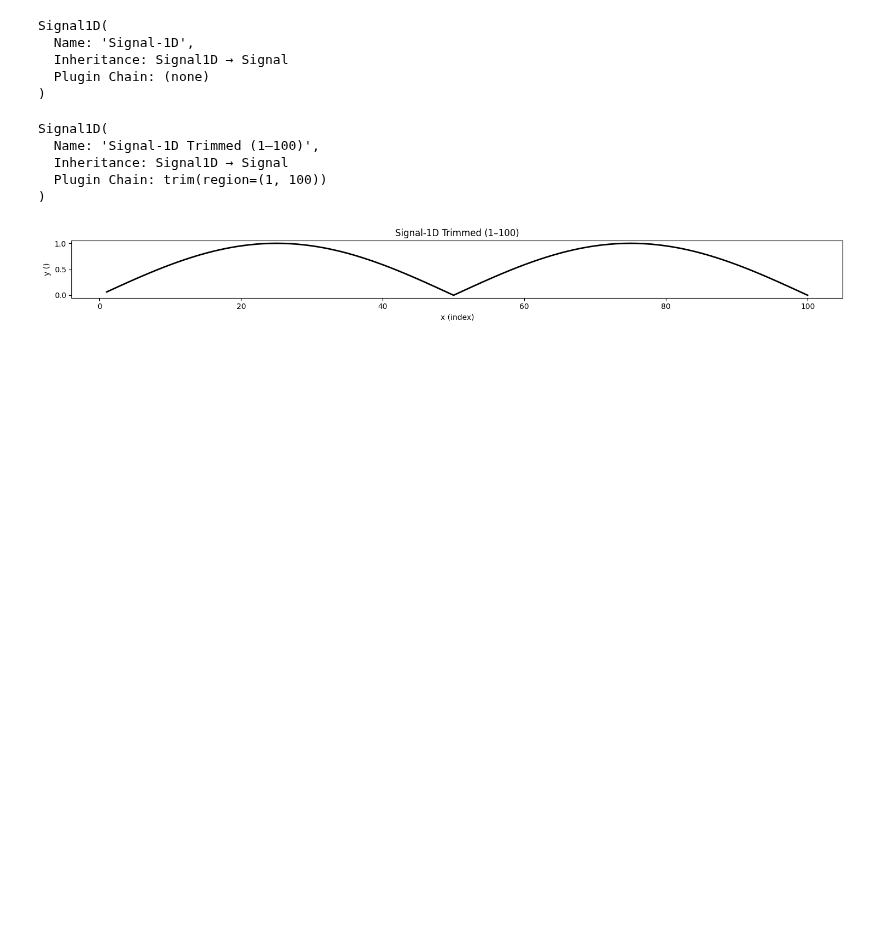
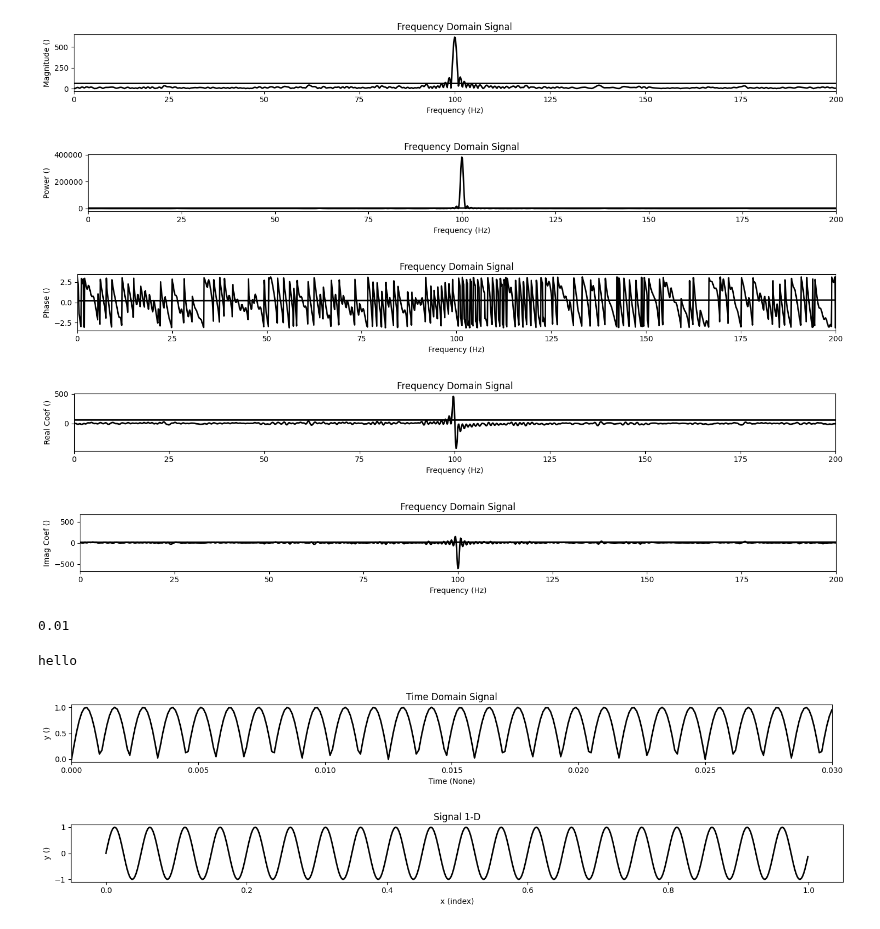
Before and after one commit to meluron-codecafe/devquest, a Jupyter notebook: notebooks/03-03.ipynb, the cells around one changed output. Drawn from its saved outputs; the diff is of its cells as text; code cells hidden in the pictures; blank space fills up the shorter version.

```diff
--- a/notebooks/03-03.ipynb
+++ b/notebooks/03-03.ipynb
@@ -0,0 +40,26 @@
+# %%
+fourier_signal = TimeDomainSignalGenerator.generate_square(f=100, Ts=0.001).to_FrequencyDomainSignal(nfft=4096*2)
+# %%
+display(fourier_signal.get_magnitude_spec().plot(zoom=(0, 200)))
+display(fourier_signal.get_power_spec().plot(zoom=(0, 200)))
+display(fourier_signal.get_phase_spec().plot(zoom=(0, 200)))
+display(fourier_signal.get_real_spec().plot(zoom=(0, 200)))
+display(fourier_signal.get_imag_spec().plot(zoom=(0, 200)))
+# %% [output]
+[figure, added]
+[figure, added]
+[figure, added]
+[figure, added]
+[figure, added]
+# %%
+signal.Ts
+# %% [output]
+0.01
+# %%
+signal = BasicWaveformGenerator(waveform="sinusoid", sr=10000).generate()
+# %% [output]
+hello
+# %%
+signal.plot(zoom=(0, 0.03))
+# %% [output]
+[figure, added]
@@ -7,17 +74,4 @@ signal = Signal1D(y=np.sin(np.arange(0, 5, 0.001) * 2*np.pi*10))
 # %%
-signal
+signal.plot()
 # %% [output]
-Signal1D(
-  Name: 'Signal-1D',
-  Inheritance: Signal1D → Signal
-  Plugin Chain: (none)
-)
+[figure, added]
-# %%
-signal.trim(region=(1, 100)).plot()
-# %% [output]
-Signal1D(
-  Name: 'Signal-1D Trimmed (1–100)',
-  Inheritance: Signal1D → Signal
-  Plugin Chain: trim(region=(1, 100))
-)
-[figure, removed]
```
Also changed, not shown: parts of 11 cells of this notebook, 7 other files.
